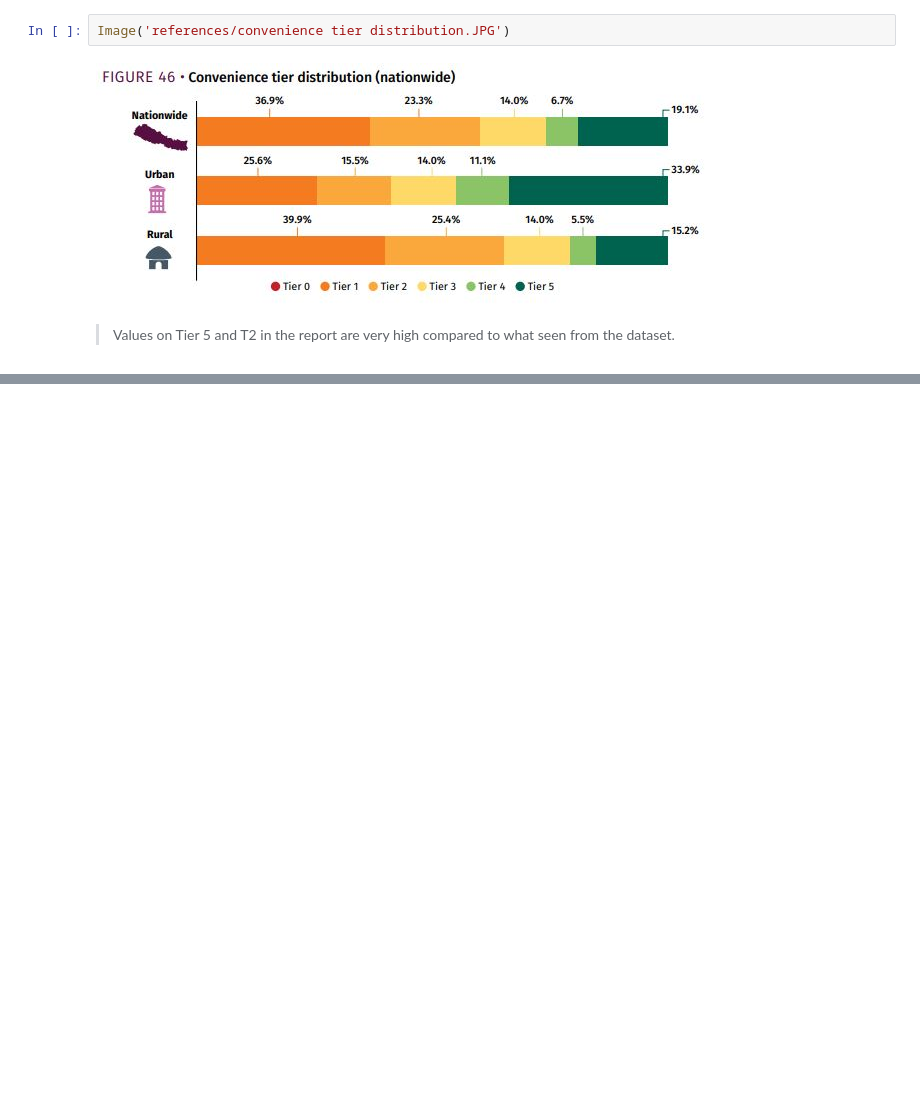
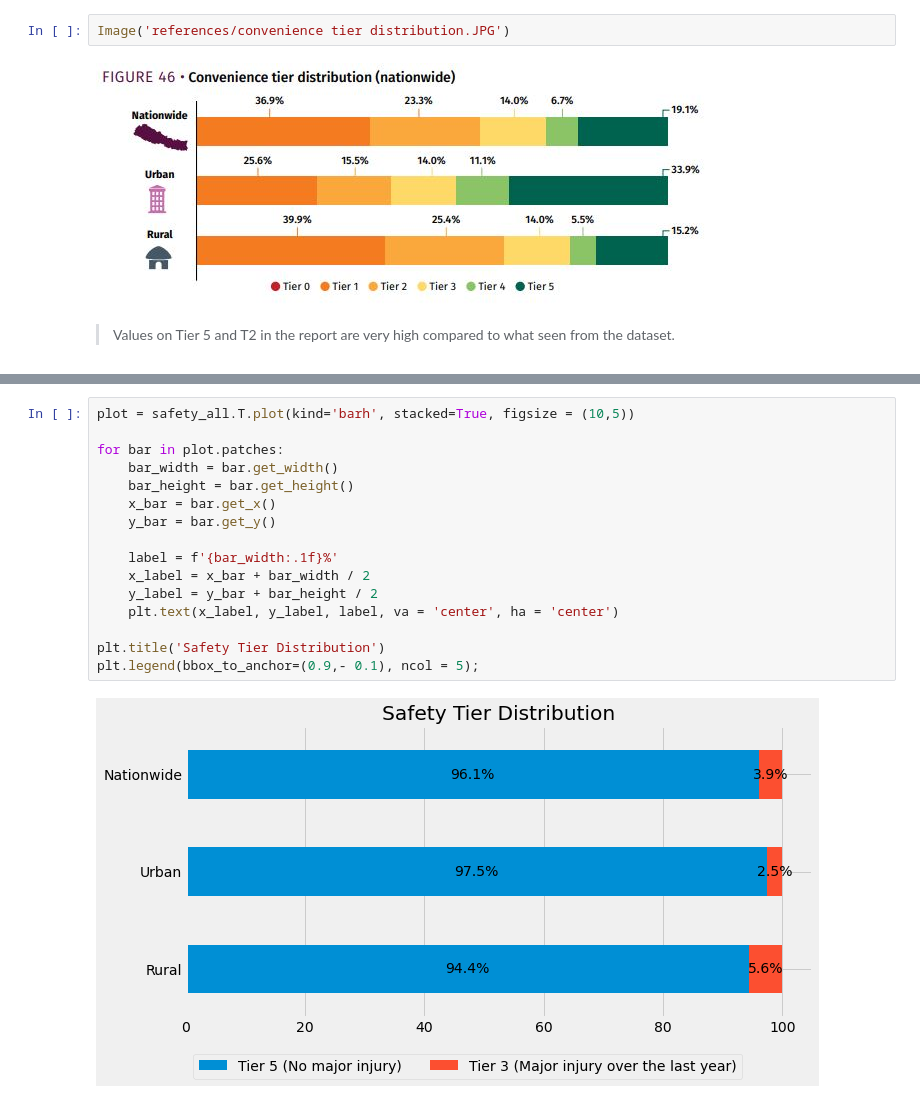
Before and after one commit to alfonsocaiazzo/esmap-mtf-data, a Jupyter notebook: Nepal/Nepal - Cook stove Analysis.ipynb, the cells around one changed output, grey strips where cells are left out. Drawn from its saved outputs; the diff is of its cells as text; blank space fills up the shorter version.

```diff
--- a/Nepal/Nepal - Cook stove Analysis.ipynb
+++ b/Nepal/Nepal - Cook stove Analysis.ipynb
@@ -595,0 +640,18 @@ Image('references/convenience tier distribution.JPG')
+# %%
+plot = safety_all.T.plot(kind='barh', stacked=True, figsize = (10,5))
+
+for bar in plot.patches:
+    bar_width = bar.get_width()
+    bar_height = bar.get_height()
+    x_bar = bar.get_x()
+    y_bar = bar.get_y()
+
+    label = f'{bar_width:.1f}%'
+    x_label = x_bar + bar_width / 2
+    y_label = y_bar + bar_height / 2
+    plt.text(x_label, y_label, label, va = 'center', ha = 'center')
+
+plt.title('Safety Tier Distribution')
+plt.legend(bbox_to_anchor=(0.9,- 0.1), ncol = 5);
+# %% [output]
+[figure, added]
```
Also changed, not shown: parts of 41 cells of this notebook, 7 other files.
